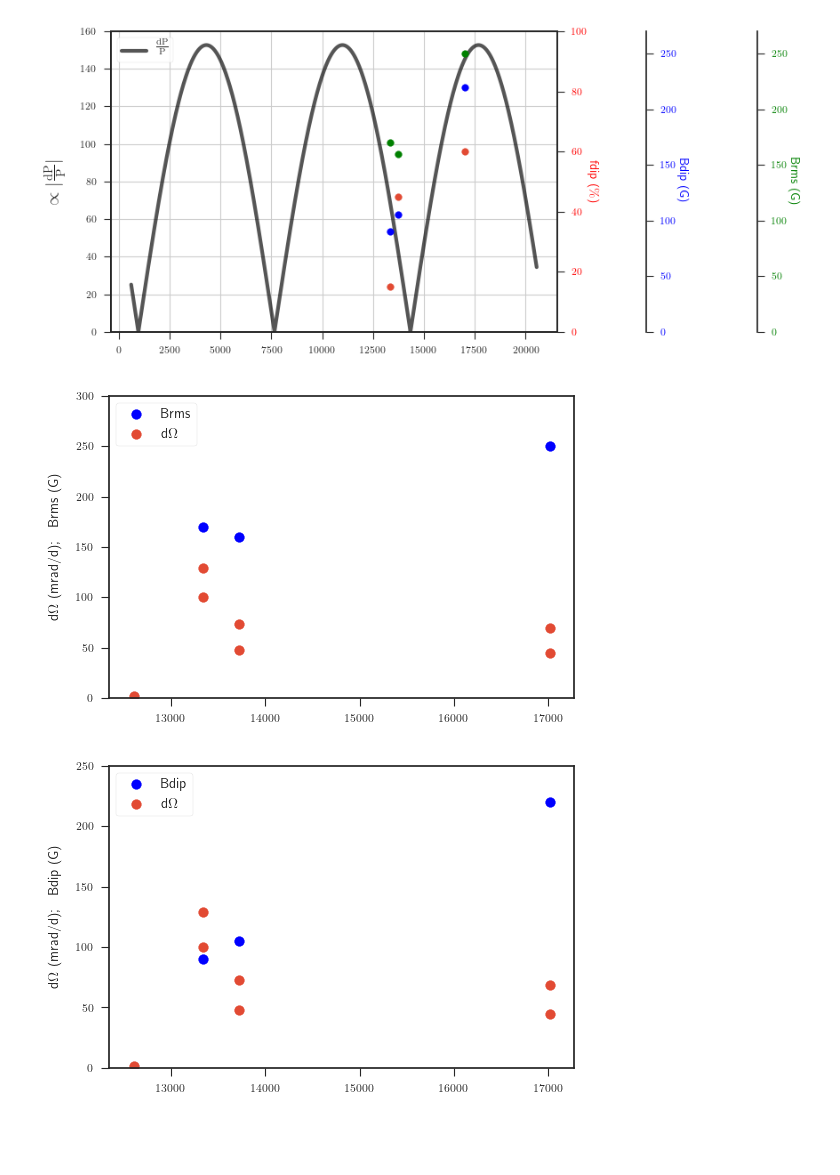
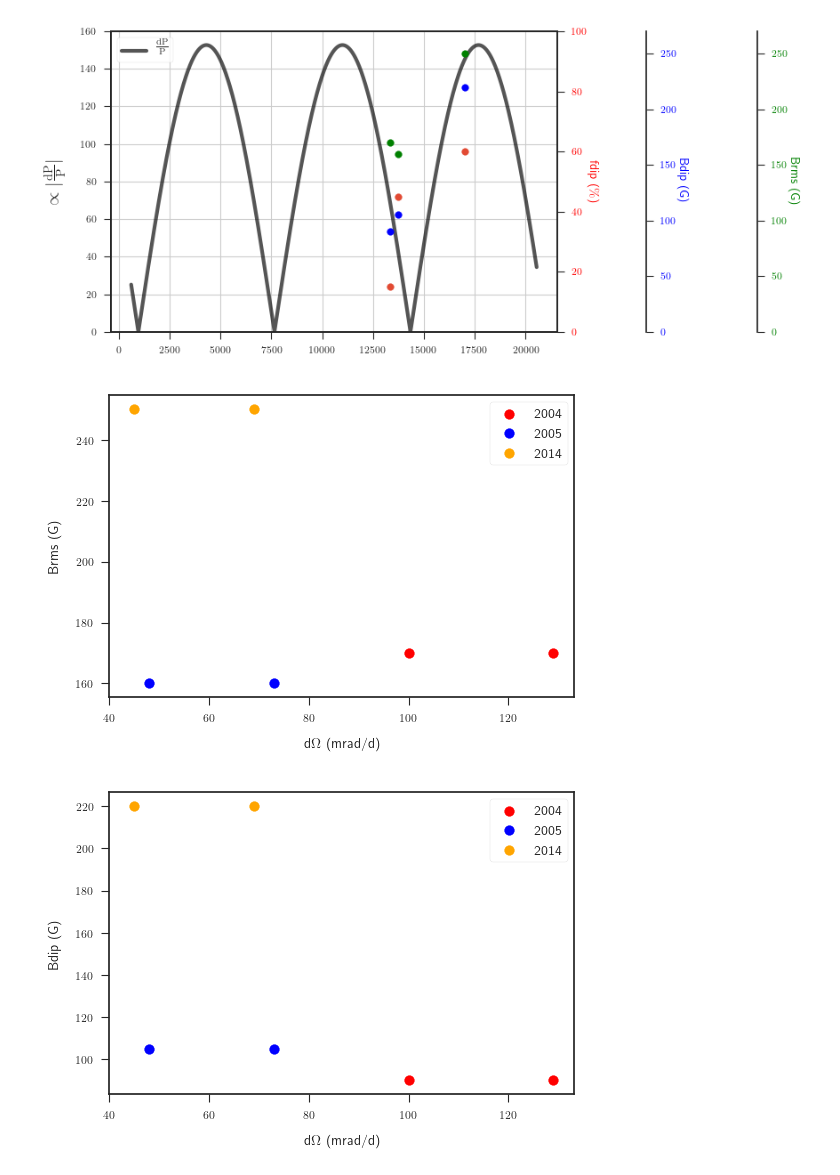
Before and after one commit to bzaire/Reports, a Jupyter notebook: o-c_diagram.ipynb, the cells around one changed output. Cells and saved outputs as stored; diff of their text form; code cells hidden in the pictures; blank space fills up the shorter version.

```diff
--- a/o-c_diagram.ipynb
+++ b/o-c_diagram.ipynb
@@ -196,23 +198,25 @@ time -= constant
 # %%
 fig, ax1 = P.subplots(figsize=(6,4), dpi=100)
 
-ax1.scatter(N.array([t04, t05, t14])-constant, [170, 160, 250], color='b', s=50, label='Brms')
-ax1.scatter(time, dO, s=50, label='d$\Omega$ ')
-ax1.set_ylabel(r'd$\Omega$ (mrad/d); $\;$ Brms (G)', fontsize='medium', labelpad=10)
-ax1.set_ylim((0,300))
+ax1.scatter(dO04, [170, 170], color='r', s=50, label='2004')
+ax1.scatter(dO05, [160, 160], color='b', s=50, label='2005')
+ax1.scatter(dO14, [250, 250], color='orange', s=50, label='2014')
+ax1.set_xlabel(r'd$\Omega$ (mrad/d)', fontsize='medium', labelpad=10)
+ax1.set_ylabel('Brms (G)', fontsize='medium', labelpad=10)
 P.legend(fontsize='medium', frameon=True)
 P.show()
 # %% [output]
-[figure, old version]
+[figure, new version]
 # %%
 fig, ax1 = P.subplots(figsize=(6,4), dpi=100)
-ax1.scatter(N.array([t04, t05, t14])-constant, [90, 105, 220], color='b', s=50, label='Bdip')
-ax1.scatter(time, dO, s=50, label='d$\Omega$ ')
-ax1.set_ylabel(r'd$\Omega$ (mrad/d); $\;$ Bdip (G)', fontsize='medium', labelpad=10)
-ax1.set_ylim((0,250))
+ax1.scatter(dO04, [90, 90], color='r', s=50, label='2004')
+ax1.scatter(dO05, [105, 105], color='b', s=50, label='2005')
+ax1.scatter(dO14, [220, 220], color='orange', s=50, label='2014')
+ax1.set_xlabel(r'd$\Omega$ (mrad/d)', fontsize='medium', labelpad=10)
+ax1.set_ylabel('Bdip (G)', fontsize='medium', labelpad=10)
 P.legend(fontsize='medium', frameon=True)
 P.show()
 # %% [output]
-[figure, old version]
+[figure, new version]
 # %%
 fig, ax1 = P.subplots(figsize=(6,4), dpi=100)
```
Also changed, not shown: parts of 8 cells of this notebook.
